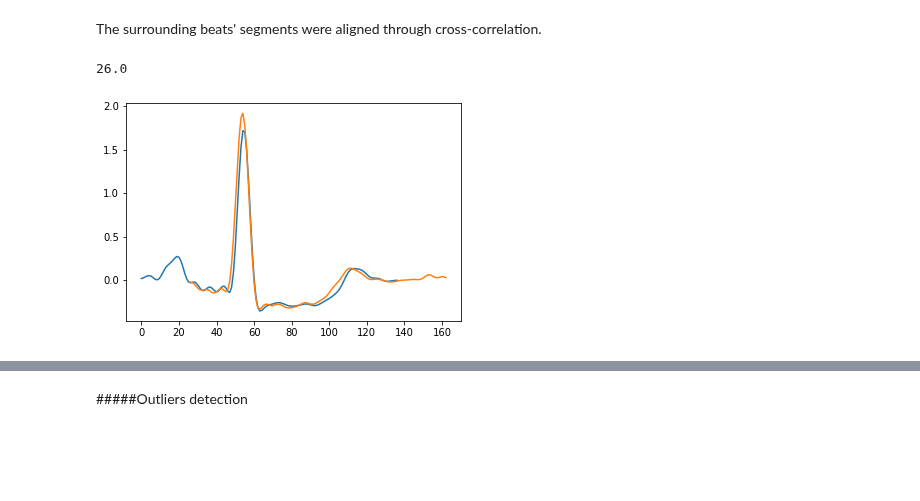
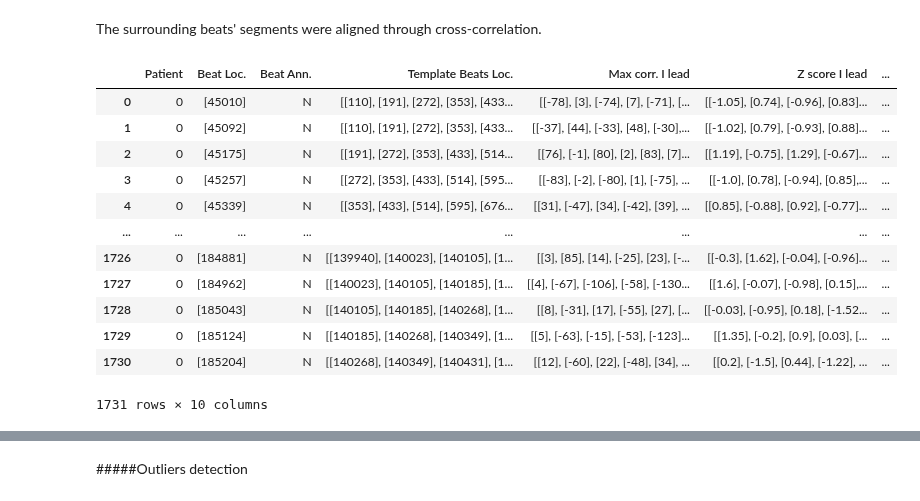
Before and after one commit to alice202122/AI_PROJECT, a Jupyter notebook: AI_Assignment.ipynb, the cells around one changed output, grey strips where cells are left out. Drawn from its saved outputs; the diff is of its cells as text; code cells hidden in the pictures; blank space fills up the shorter version.

```diff
--- a/AI_Assignment.ipynb
+++ b/AI_Assignment.ipynb
@@ -611,13 +569,0 @@ ecg = 2
-# %%
-n_beat1 = tpltIlead_25[patient][middlebeatplusbeatsassoc][n_middlebeatplusbeatsassoc][middle_beat]
-n_beat2 = tpltIlead_25[patient][middlebeatplusbeatsassoc][n_middlebeatplusbeatsassoc][beats_assoc][n_beatsassoc]
-plt.plot(n_beat1[ecg])
-for target in [ n_beat2 ]:
-    time = np.arange(0, len(n_beat1[ecg]), 1)
-    dx = np.mean(np.diff(time))
-    shift = (np.argmax(signal.correlate(n_beat1[ecg], target[ecg])) - len(target[ecg])) * dx
-    plt.plot(time+shift, target[ecg])
-shift
-# %% [output]
-26.0
-[figure, removed]
@@ -635,0 +570,67 @@ corr.append(beat_max)
+# %%
+column = 1            # Rpks, anns, time and ECGs are stored in the second column in tot_beats matrix
+beat_rpk = 0          # beat R peak location is stored in the first column
+ECG_Ilead = 3         # ECG I lead is stored in the fourth column
+ECG_IIlead = 4        # ECG II lead is stored in the fifth column
+
+CORR = []             # list initialization
+tpltbeats_loc = []    # list initialization
+
+for patient in range(1):
+  for idxi, i in enumerate(tot_beats[patient][column]):
+    if (i[beat_rpk]-tplt_smp)>0 and (i[beat_rpk]+tplt_smp)<tot_beats[patient][column][-1][beat_rpk]:
+      tpltbeats_loc = []
+      maxI = []
+      shiftI = []
+      maxII = []
+      shiftII = []
+      for idkk, k in enumerate(tot_beats[patient][column]):
+        if k[beat_rpk]>(i[beat_rpk]-tplt_smp) and k[beat_rpk]<(i[beat_rpk]+tplt_smp):    # window centered around the beat
+          tpltbeats_loc.append(k[beat_rpk])
+          max_Ilead = (np.argmax(signal.correlate(i[ECG_Ilead], k[ECG_Ilead])) - len(k[ECG_Ilead]))
+          time_Ilead = np.arange(0, len(i[ECG_Ilead]), 1)
+          dx_Ilead = np.mean(np.diff(time_Ilead))
+          shift_Ilead = max_Ilead*dx_Ilead
+          maxI.append(max_Ilead)
+          shiftI.append(shift_Ilead)
+          max_IIlead = (np.argmax(signal.correlate(i[ECG_IIlead], k[ECG_IIlead])) - len(k[ECG_IIlead]))
+          time_IIlead = np.arange(0, len(i[ECG_IIlead]), 1)
+          dx_IIlead = np.mean(np.diff(time_IIlead))
+          shift_IIlead = max_IIlead*dx_IIlead
+          maxII.append(max_IIlead)
+          shiftII.append(shift_IIlead)
+      tpltbeats_loc = np.vstack(tpltbeats_loc)
+      lst = copy.deepcopy(tpltbeats_loc)
+      maxI = np.vstack(maxI)
+      lst1 = copy.deepcopy(maxI)
+      zscI = stats.zscore(maxI)
+      lst2 = copy.deepcopy(zscI)
+      shiftI = np.vstack(shiftI)
+      lst3 = copy.deepcopy(shiftI)
+      maxII = np.vstack(maxII)
+      lst4 = copy.deepcopy(maxII)
+      zscII = stats.zscore(maxII)
+      lst5 = copy.deepcopy(zscII)
+      shiftII = np.vstack(shiftII)
+      lst6 = copy.deepcopy(shiftII)
+      row = [ patient, i[0], i[1], lst, lst1, np.round(lst2,2), lst3, lst4, np.round(lst5,2), lst6 ]
+      CORR.append(row)
+
+CORR = pd.DataFrame(CORR, columns=[ 'Patient', 'Beat Loc.', 'Beat Ann.', 'Template Beats Loc.', 'Max corr. I lead', 'Z score I lead', 'Shift corr. I lead', 'Max corr. II lead', 'Z score II lead', 'Shift corr. II lead' ])
+path = '/gdrive/MyDrive/AI_Assignment/'
+CORR.to_pickle(path+'CORR')
+CORR
+# %% [output]
+|  | Patient | Beat Loc. | Beat Ann. | Template Beats Loc. | Max corr. I lead | Z score I lead | ... |
+| 0 | 0 | [45010] | N | [[110], [191], [272], [353], [433... | [[-78], [3], [-74], [7], [-71], [... | [[-1.05], [0.74], [-0.96], [0.83]... | ... |
+| 1 | 0 | [45092] | N | [[110], [191], [272], [353], [433... | [[-37], [44], [-33], [48], [-30],... | [[-1.02], [0.79], [-0.93], [0.88]... | ... |
+| 2 | 0 | [45175] | N | [[191], [272], [353], [433], [514... | [[76], [-1], [80], [2], [83], [7]... | [[1.19], [-0.75], [1.29], [-0.67]... | ... |
+| 3 | 0 | [45257] | N | [[272], [353], [433], [514], [595... | [[-83], [-2], [-80], [1], [-75], ... | [[-1.0], [0.78], [-0.94], [0.85],... | ... |
+| 4 | 0 | [45339] | N | [[353], [433], [514], [595], [676... | [[31], [-47], [34], [-42], [39], ... | [[0.85], [-0.88], [0.92], [-0.77]... | ... |
+| ... | ... | ... | ... | ... | ... | ... | ... |
+| 1726 | 0 | [184881] | N | [[139940], [140023], [140105], [1... | [[3], [85], [14], [-25], [23], [-... | [[-0.3], [1.62], [-0.04], [-0.96]... | ... |
+| 1727 | 0 | [184962] | N | [[140023], [140105], [140185], [1... | [[4], [-67], [-106], [-58], [-130... | [[1.6], [-0.07], [-0.98], [0.15],... | ... |
+| 1728 | 0 | [185043] | N | [[140105], [140185], [140268], [1... | [[8], [-31], [17], [-55], [27], [... | [[-0.03], [-0.95], [0.18], [-1.52... | ... |
+| 1729 | 0 | [185124] | N | [[140185], [140268], [140349], [1... | [[5], [-63], [-15], [-53], [-123]... | [[1.35], [-0.2], [0.9], [0.03], [... | ... |
+| 1730 | 0 | [185204] | N | [[140268], [140349], [140431], [1... | [[12], [-60], [22], [-48], [34], ... | [[0.2], [-1.5], [0.44], [-1.22], ... | ... |
+1731 rows × 10 columns
```
Also changed, not shown: parts of 32 cells of this notebook.
